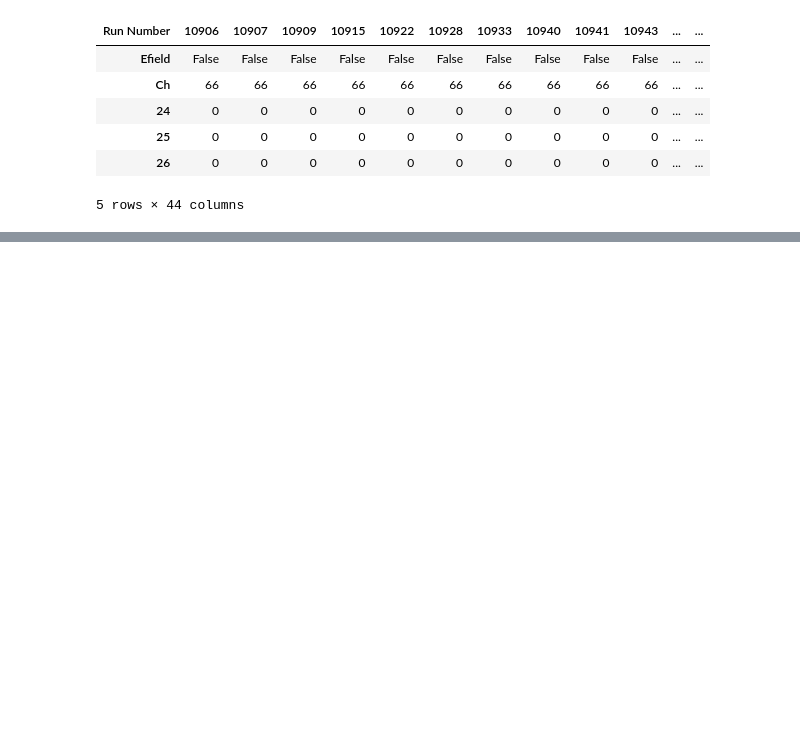
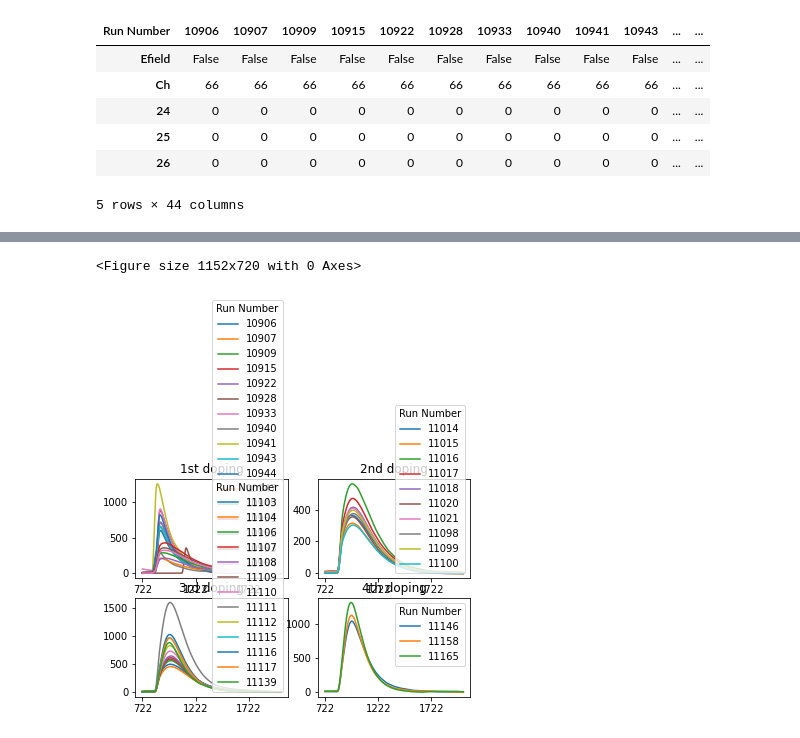
Before and after one commit to stbordoni/Arapuca, a Jupyter notebook: doIntegralPlots.ipynb, the cells around one changed output, grey strips where cells are left out. Cells and saved outputs as stored; diff of their text form; code cells hidden in the pictures; blank space fills up the shorter version.

```diff
--- a/doIntegralPlots.ipynb
+++ b/doIntegralPlots.ipynb
@@ -417,0 +379,23 @@ plt.show()
+# %%
+plt.figure(figsize=(16,10))
+
+
+fig, axs = plt.subplots(2, 2)
+
+
+df_wfapa6_Xe_dop1[700:2000].plot(ax=axs[0, 0])
+axs[0, 0].set_title('1st doping')
+
+df_wfapa6_Xe_dop2[700:2000].plot(ax=axs[0, 1])
+axs[0, 1].set_title('2nd doping')
+
+df_wfapa6_Xe_dop3[700:2000].plot(ax=axs[1, 0])
+axs[1, 0].set_title('3rd doping')
+
+df_wfapa6_Xe_dop4[700:2000].plot(ax=axs[1, 1])
+axs[1, 1].set_title('4th doping')
+
+fig.show()
+# %% [output]
+<Figure size 1152x720 with 0 Axes>
+[figure, added]
```
Also changed, not shown: parts of 4 cells of this notebook.
